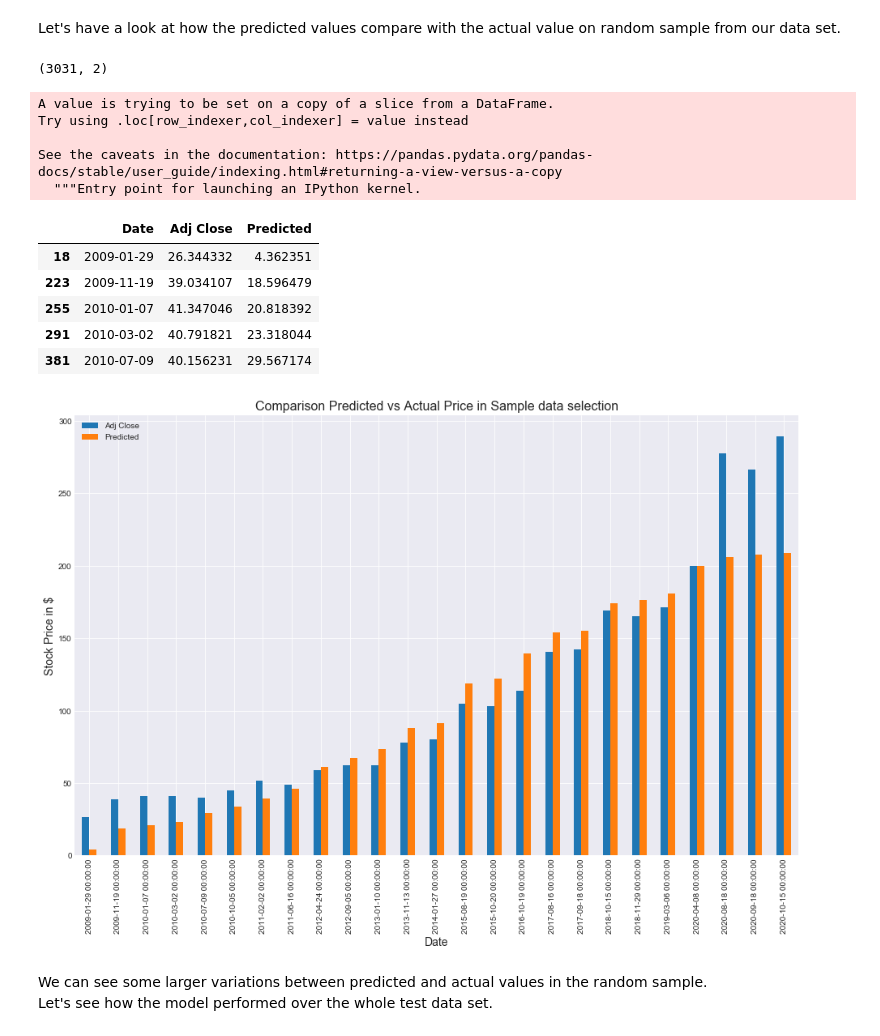
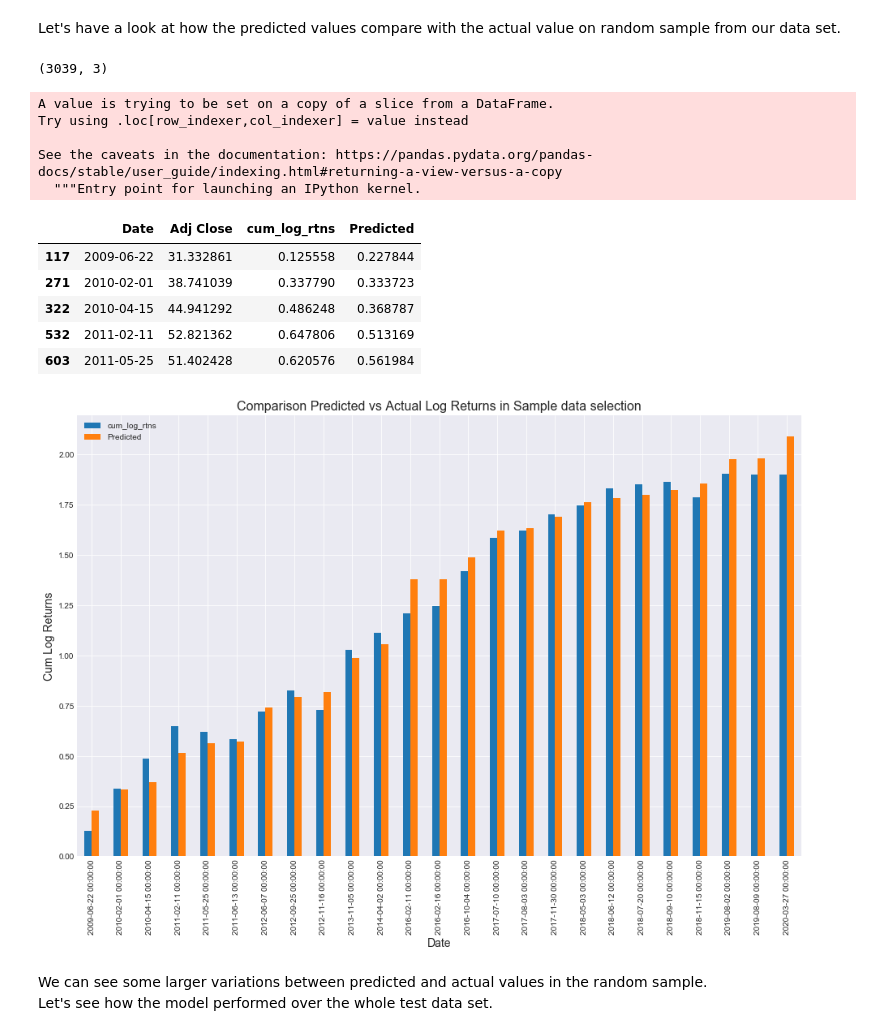
Before and after one commit to bestep50/Predicting-Stock-Prices-with-Linear-Regression, a Jupyter notebook: Predicting QQQ with Linear Regression.ipynb, the cells around one changed output. Cells and saved outputs as stored; diff of their text form; code cells hidden in the pictures.

Commit message:
updated qqq to use cumulative logarithmic returns

```diff
--- a/Predicting QQQ with Linear Regression.ipynb
+++ b/Predicting QQQ with Linear Regression.ipynb
@@ -85,6 +85,7 @@ We use the daily closing price **Adj Close** as the value to predict, so we can
 # %%
 # Create a new DataFrame with only closing price and date
 df = pd.DataFrame(data, columns=['Adj Close'])
+df['cum_log_rtns'] = np.cumsum(np.log(df['Adj Close']/df['Adj Close'].shift(1)))
 
 # Reset index column so that we have integers to represent time for later analysis
 df = df.reset_index()
@@ -113,5 +115,6 @@ memory usage: 47.5 KB
 # %%
 # Check for missing values in the columns
+df = df.dropna()
 df.isna().values.any()
 # %% [output]
 False
@@ -183,7 +186,7 @@ from sklearn.linear_model import LinearRegression
 # %%
 # Reshape index column to 2D array for .fit() method
 X_train = np.array(train.index).reshape(-1, 1)
-y_train = train['Adj Close']
+y_train = train['cum_log_rtns']
 # %%
 X_train
 # %% [output]
@@ -260,7 +263,7 @@ Let's have a look at how the predicted values compare with the actual value on r
 # Get number of rows in data set for random sample
 df.shape
 # %% [output]
-(3031, 2)
+(3039, 3)
 # %%
 # Generate 25 random numbers
 randints = np.random.randint(3031, size=25)
@@ -278,32 +281,32 @@ See the caveats in the documentation: https://pandas.pydata.org/pandas-docs/stab
 # %%
 df_sample.head()
 # %% [output]
-|  | Date | Adj Close | Predicted |
-| 18 | 2009-01-29 | 26.344332 | 4.362351 |
-| 223 | 2009-11-19 | 39.034107 | 18.596479 |
-| 255 | 2010-01-07 | 41.347046 | 20.818392 |
-| 291 | 2010-03-02 | 40.791821 | 23.318044 |
-| 381 | 2010-07-09 | 40.156231 | 29.567174 |
+|  | Date | Adj Close | cum_log_rtns | Predicted |
+| 117 | 2009-06-22 | 31.332861 | 0.125558 | 0.227844 |
+| 271 | 2010-02-01 | 38.741039 | 0.337790 | 0.333723 |
+| 322 | 2010-04-15 | 44.941292 | 0.486248 | 0.368787 |
+| 532 | 2011-02-11 | 52.821362 | 0.647806 | 0.513169 |
+| 603 | 2011-05-25 | 51.402428 | 0.620576 | 0.561984 |
 # %%
 # Create subplots to plot graph and control axes
 fig, ax = plt.subplots()
-df_sample.plot(x='Date', y=['Adj Close', 'Predicted'], kind='bar', ax=ax)
+df_sample.plot(x='Date', y=['cum_log_rtns', 'Predicted'], kind='bar', ax=ax)
 
 # Set figure title
-plt.title('Comparison Predicted vs Actual Price in Sample data selection', fontsize=16)
+plt.title('Comparison Predicted vs Actual Log Returns in Sample data selection', fontsize=16)
 
 #
 
 # Set x label
 plt.xlabel('Date', fontsize=14)
 
 # Set y label
-plt.ylabel('Stock Price in $', fontsize=14)
+plt.ylabel('Cum Log Returns', fontsize=14)
 
 # Show plot
 plt.show()
 # %% [output]
-[figure, old version]
+[figure, new version]
 # %% [markdown]
 We can see some larger variations between predicted and actual values in the random sample.
 Let's see how the model performed over the whole test data set.
```
Also changed, not shown: parts of 18 cells of this notebook, 1 other file.
